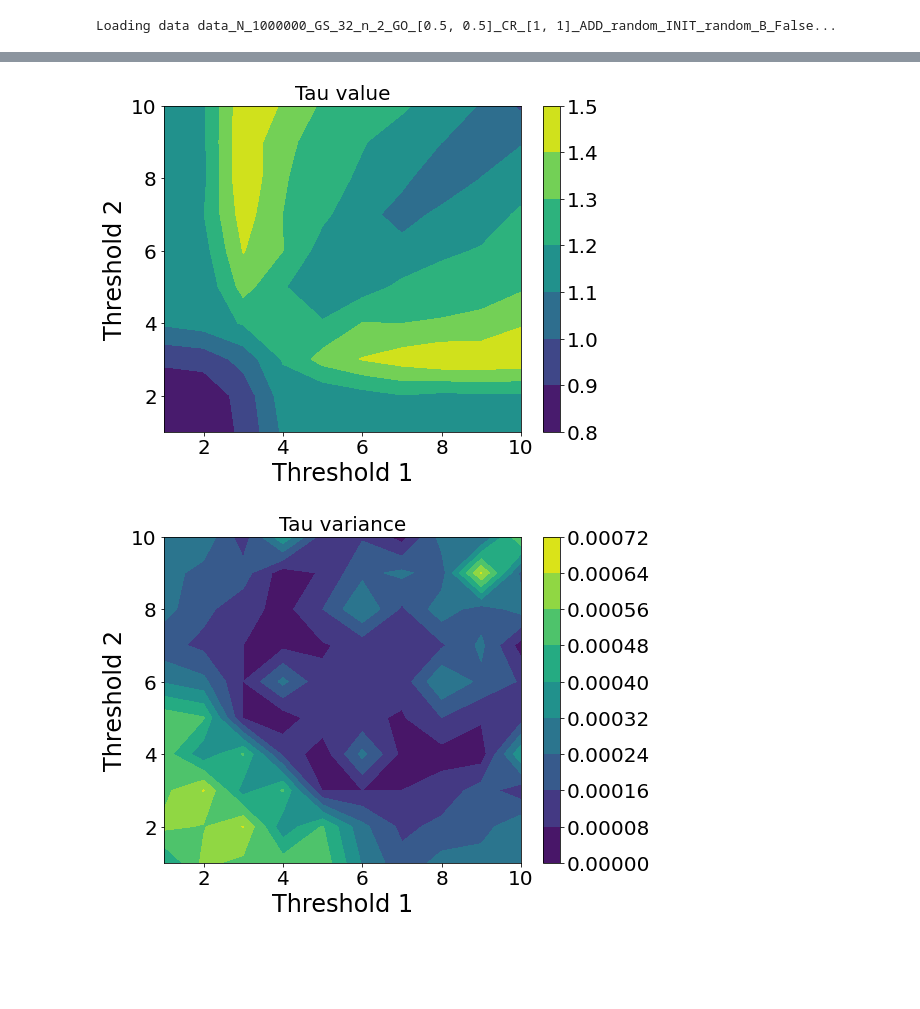
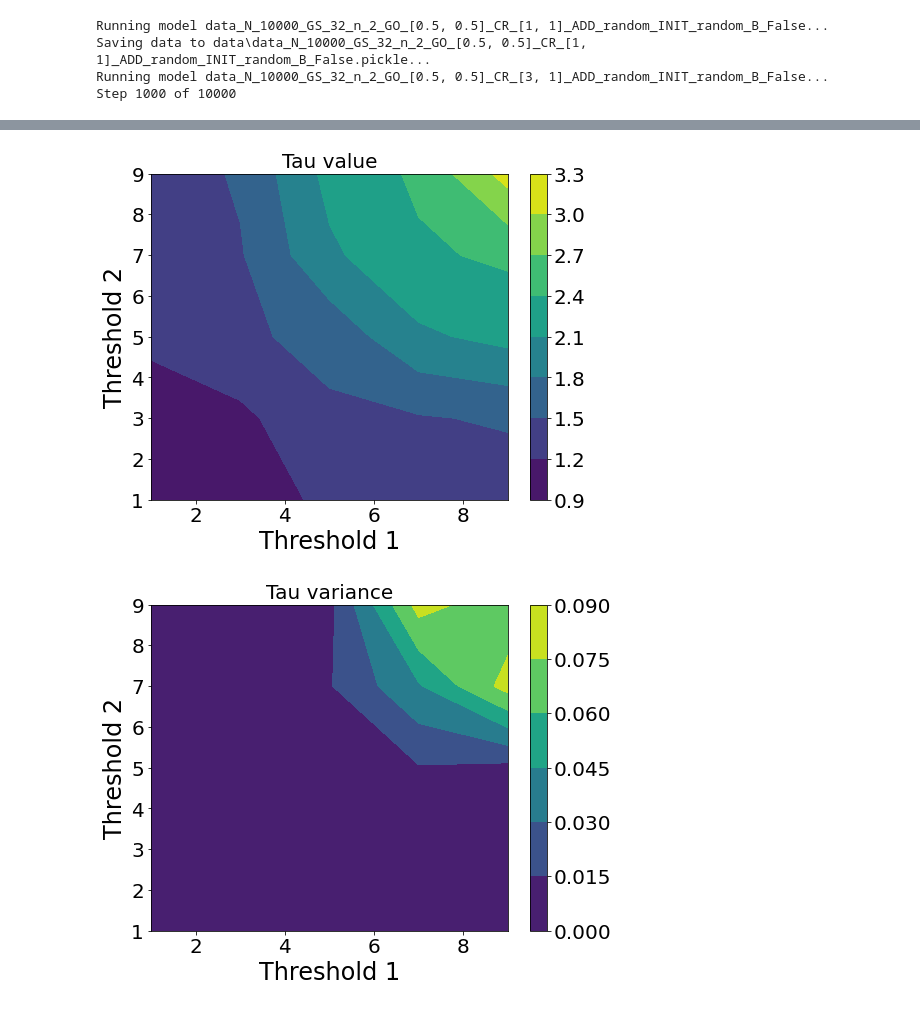
Before and after one commit to Nickvs99/Sandpile, a Jupyter notebook: results.ipynb, the cells around one changed output, grey strips where cells are left out. Cells and saved outputs as stored; diff of their text form; code cells hidden in the pictures; blank space fills up the shorter version.

Commit message:
Reduced number of steps for handing in

```diff
--- a/results.ipynb
+++ b/results.ipynb
@@ -159,9 +167,12 @@ Loading data data_N_1000000_GS_32_n_2_GO_[0.5, 0.5]_CR_[2, 4]_ADD_random_INIT_ra
 # %%
 # Plot tau as a function of two grain tresholds for add_method="random"
 
-grain_tresholds = np.arange(1, 11, 1)
-tau_values, tau_variances = get_tau_results(grain_tresholds, grid_size=32, n_steps=1000000, add_method="random")
+grain_tresholds = np.arange(1, 11, 2)
+tau_values, tau_variances = get_tau_results(grain_tresholds, grid_size=32, n_steps=10000, add_method="random")
 plot_tau_results(grain_tresholds, tau_values, title="Tau value")
 plot_tau_results(grain_tresholds, tau_variances, title="Tau variance")
 # %% [output]
-Loading data data_N_1000000_GS_32_n_2_GO_[0.5, 0.5]_CR_[1, 1]_ADD_random_INIT_random_B_False...
+Running model data_N_10000_GS_32_n_2_GO_[0.5, 0.5]_CR_[1, 1]_ADD_random_INIT_random_B_False...
+Saving data to data\data_N_10000_GS_32_n_2_GO_[0.5, 0.5]_CR_[1, 1]_ADD_random_INIT_random_B_False.pickle...
+Running model data_N_10000_GS_32_n_2_GO_[0.5, 0.5]_CR_[3, 1]_ADD_random_INIT_random_B_False...
+Step 1000 of 10000
@@ -185,5 +196,5 @@ Loading data data_N_1000000_GS_32_n_2_GO_[0.5, 0.5]_CR_[10, 10]_ADD_random_INIT_
-[figure, old version]
+[figure, new version]
-[figure, old version]
+[figure, new version]
 # %%
 # Plot tau as a function of two grain tresholds for add_method="position"
 
```
Also changed, not shown: parts of 10 cells of this notebook.
